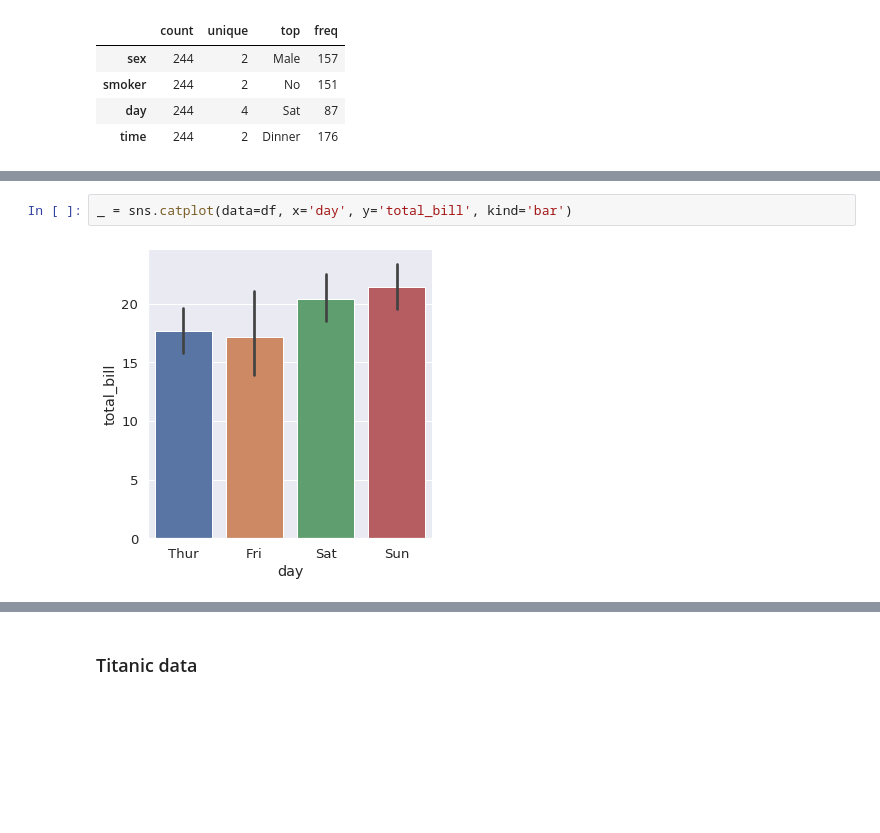
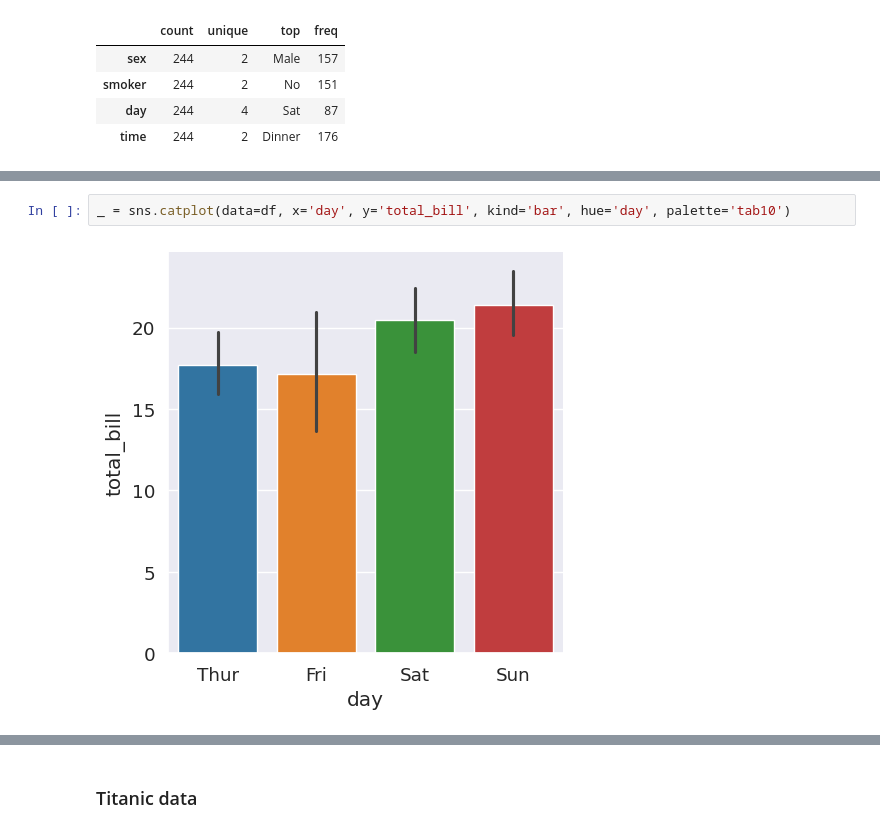
Before and after one commit to kondimidi/data-science-boot, a Jupyter notebook: 03_wizualizacje_danych/04_seaborn_intro.ipynb, the cells around one changed output, grey strips where cells are left out. Saved outputs shown, nothing was run; the diff lists cells and outputs as text; blank space fills up the shorter version.

```diff
--- a/03_wizualizacje_danych/04_seaborn_intro.ipynb
+++ b/03_wizualizacje_danych/04_seaborn_intro.ipynb
@@ -112,5 +109,5 @@ _ = sns.catplot(data=df, x='day', y='total_bill', kind='violin')
 # %%
-_ = sns.catplot(data=df, x='day', y='total_bill', kind='bar')
+_ = sns.catplot(data=df, x='day', y='total_bill', kind='bar', hue='day', palette='tab10')
 # %% [output]
-[figure, old version]
+[figure, new version]
 # %%
```
Also changed, not shown: parts of 19 cells of this notebook.
